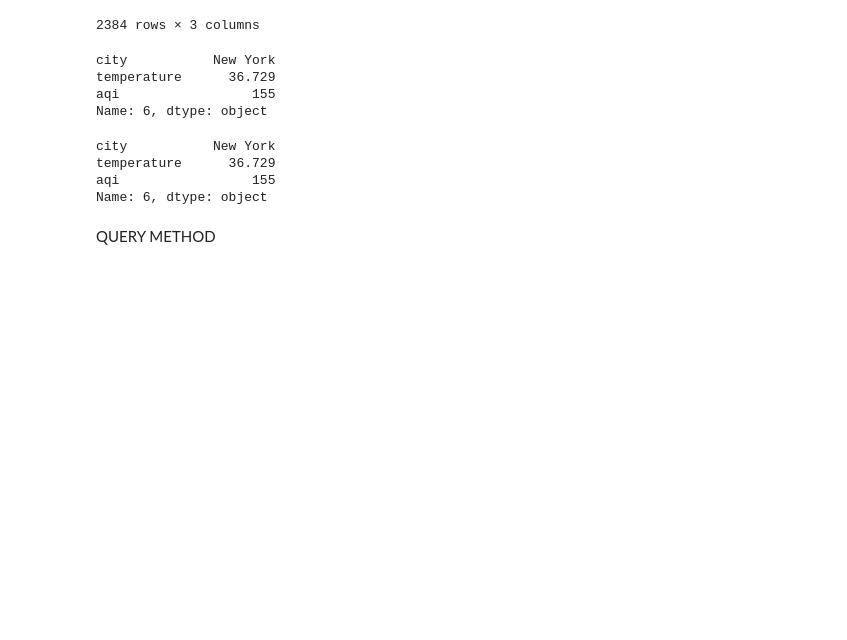
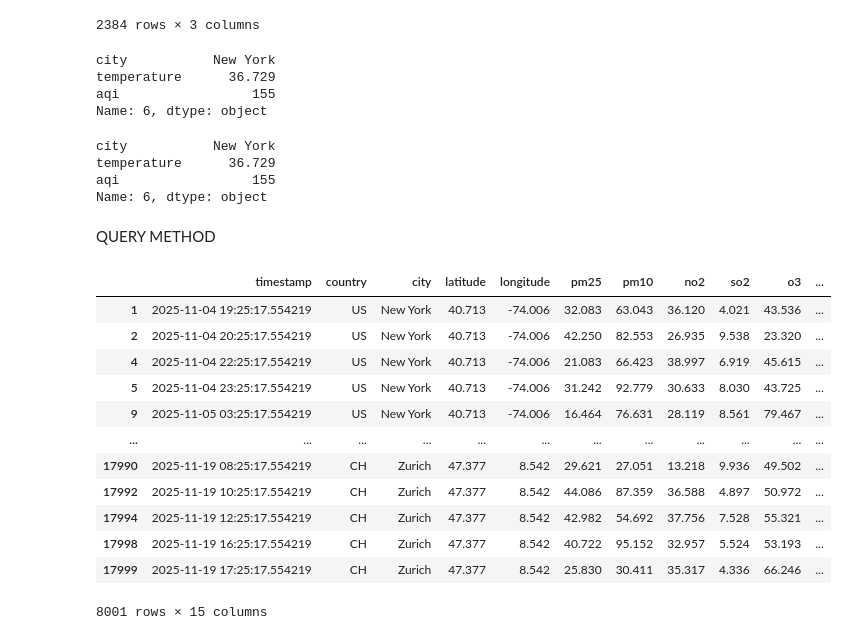
Before and after one commit to Vaibhavsharma001/python-practice, a Jupyter notebook: PYTHON LIBRARIES/PANDAS/3_DataFrames.ipynb, the cells around one changed output. Cells and saved outputs as stored; diff of their text form; code cells hidden in the pictures; blank space fills up the shorter version.

Commit message:
feat: add pandas dataframes tutorial notebook

```diff
--- a/PYTHON LIBRARIES/PANDAS/3_DataFrames.ipynb
+++ b/PYTHON LIBRARIES/PANDAS/3_DataFrames.ipynb
@@ -391,3 +391,19 @@ aqi                 155
 Name: 6, dtype: object
 # %% [markdown]
 QUERY METHOD
+# %%
+glob.query("aqi < 100")
+# %% [output]
+|  | timestamp | country | city | latitude | longitude | pm25 | pm10 | no2 | so2 | o3 | ... |
+| 1 | 2025-11-04 19:25:17.554219 | US | New York | 40.713 | -74.006 | 32.083 | 63.043 | 36.120 | 4.021 | 43.536 | ... |
+| 2 | 2025-11-04 20:25:17.554219 | US | New York | 40.713 | -74.006 | 42.250 | 82.553 | 26.935 | 9.538 | 23.320 | ... |
+| 4 | 2025-11-04 22:25:17.554219 | US | New York | 40.713 | -74.006 | 21.083 | 66.423 | 38.997 | 6.919 | 45.615 | ... |
+| 5 | 2025-11-04 23:25:17.554219 | US | New York | 40.713 | -74.006 | 31.242 | 92.779 | 30.633 | 8.030 | 43.725 | ... |
+| 9 | 2025-11-05 03:25:17.554219 | US | New York | 40.713 | -74.006 | 16.464 | 76.631 | 28.119 | 8.561 | 79.467 | ... |
+| ... | ... | ... | ... | ... | ... | ... | ... | ... | ... | ... | ... |
+| 17990 | 2025-11-19 08:25:17.554219 | CH | Zurich | 47.377 | 8.542 | 29.621 | 27.051 | 13.218 | 9.936 | 49.502 | ... |
+| 17992 | 2025-11-19 10:25:17.554219 | CH | Zurich | 47.377 | 8.542 | 44.086 | 87.359 | 36.588 | 4.897 | 50.972 | ... |
+| 17994 | 2025-11-19 12:25:17.554219 | CH | Zurich | 47.377 | 8.542 | 42.982 | 54.692 | 37.756 | 7.528 | 55.321 | ... |
+| 17998 | 2025-11-19 16:25:17.554219 | CH | Zurich | 47.377 | 8.542 | 40.722 | 95.152 | 32.957 | 5.524 | 53.193 | ... |
+| 17999 | 2025-11-19 17:25:17.554219 | CH | Zurich | 47.377 | 8.542 | 25.830 | 30.411 | 35.317 | 4.336 | 66.246 | ... |
+8001 rows × 15 columns
```
Also changed, not shown: parts of 1 cell of this notebook.
